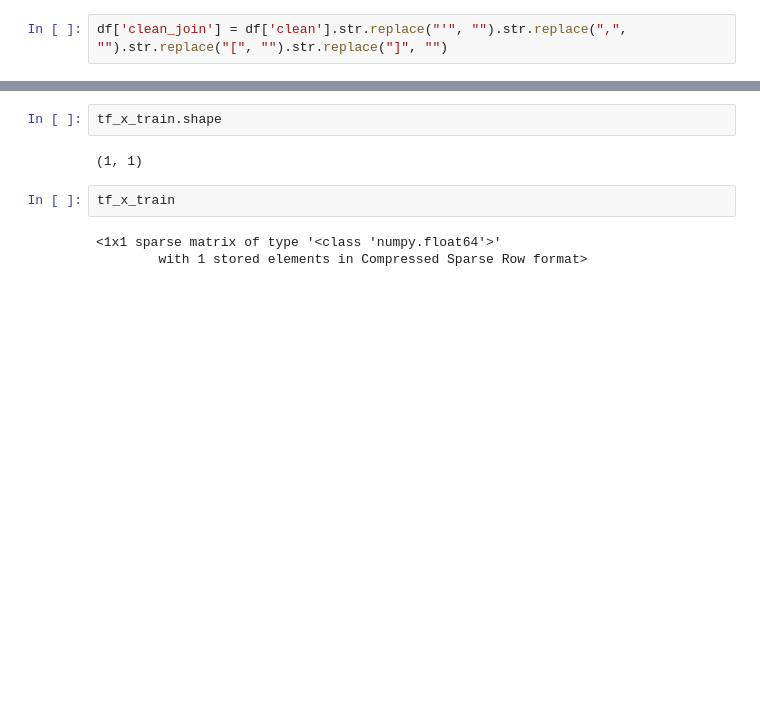
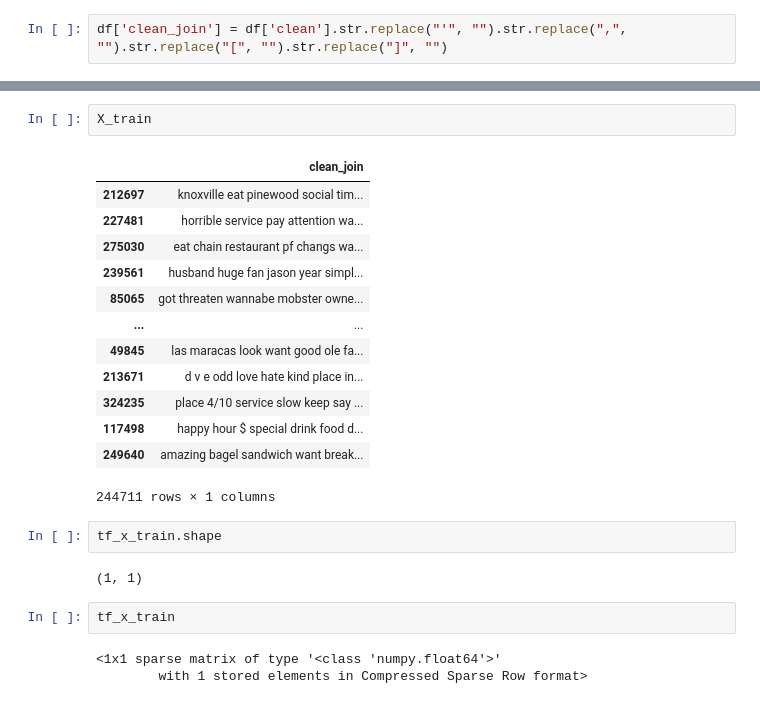
Before and after one commit to essetetsahai/capstone-yelp, a Jupyter notebook: notebooks/05_TF-IDF.ipynb, the cells around one changed output, grey strips where cells are left out. Drawn from its saved outputs; the diff is of its cells as text; blank space fills up the shorter version.

```diff
--- a/notebooks/05_TF-IDF.ipynb
+++ b/notebooks/05_TF-IDF.ipynb
@@ -844,3 +929,19 @@ ValueError: Found input variables with inconsistent numbers of samples: [1, 2447
+# %%
+X_train
+# %% [output]
+|  | clean_join |
+| 212697 | knoxville eat pinewood social tim... |
+| 227481 | horrible service pay attention wa... |
+| 275030 | eat chain restaurant pf changs wa... |
+| 239561 | husband huge fan jason year simpl... |
+| 85065 | got threaten wannabe mobster owne... |
+| ... | ... |
+| 49845 | las maracas look want good ole fa... |
+| 213671 | d v e odd love hate kind place in... |
+| 324235 | place 4/10 service slow keep say ... |
+| 117498 | happy hour $ special drink food d... |
+| 249640 | amazing bagel sandwich want break... |
+244711 rows × 1 columns
 # %%
 tf_x_train.shape
 # %% [output]
```
Also changed, not shown: parts of 47 cells of this notebook.
